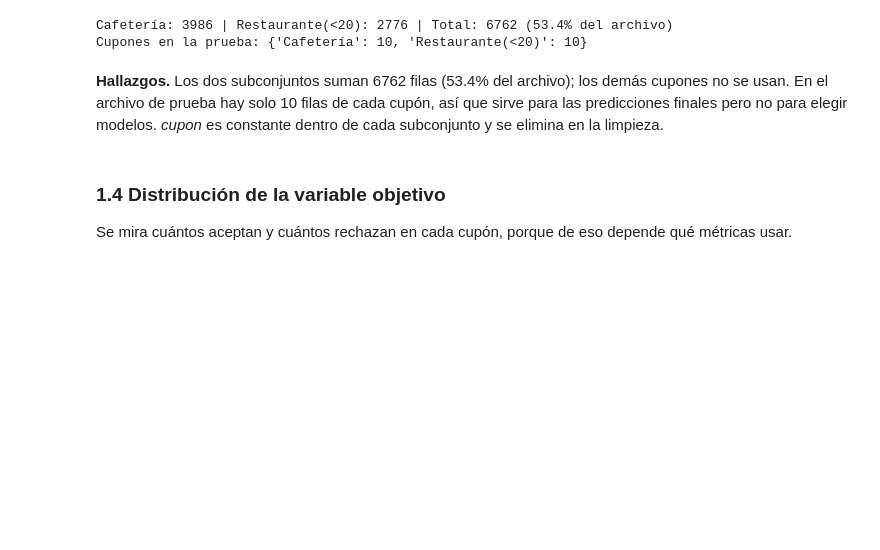
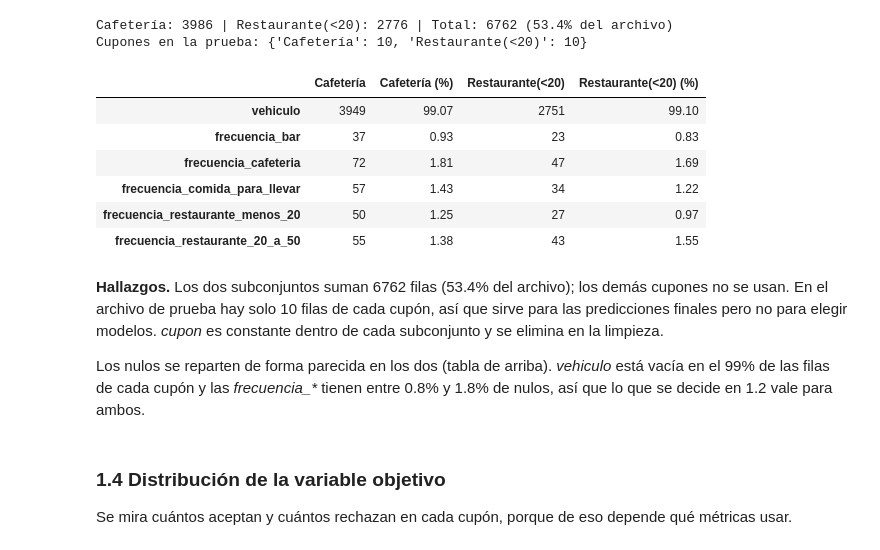
Before and after one commit to 5haiel/ISIS2611-Laboratorio3, a Jupyter notebook: sm.jimenezp1_j.trivinon.ipynb, the cells around one changed output. Drawn from its saved outputs; the diff is of its cells as text; code cells hidden in the pictures; blank space fills up the shorter version.

```diff
--- a/sm.jimenezp1_j.trivinon.ipynb
+++ b/sm.jimenezp1_j.trivinon.ipynb
@@ -178,8 +179,25 @@ print("Cupones en la prueba:", prueba["cupon"].value_counts().to_dict())
 # %% [output]
 Cafetería: 3986 | Restaurante(<20): 2776 | Total: 6762 (53.4% del archivo)
 Cupones en la prueba: {'Cafetería': 10, 'Restaurante(<20)': 10}
+# %%
+# Nulos en cada subconjunto
+nulos_cupon = pd.DataFrame({
+    "Cafetería": cafe.isna().sum(), "Cafetería (%)": (cafe.isna().mean() * 100).round(2),
+    "Restaurante(<20)": rest.isna().sum(), "Restaurante(<20) (%)": (rest.isna().mean() * 100).round(2),
+})
+nulos_cupon[nulos_cupon["Cafetería"] + nulos_cupon["Restaurante(<20)"] > 0]
+# %% [output]
+|  | Cafetería | Cafetería (%) | Restaurante(<20) | Restaurante(<20) (%) |
+| vehiculo | 3949 | 99.07 | 2751 | 99.10 |
+| frecuencia_bar | 37 | 0.93 | 23 | 0.83 |
+| frecuencia_cafeteria | 72 | 1.81 | 47 | 1.69 |
+| frecuencia_comida_para_llevar | 57 | 1.43 | 34 | 1.22 |
+| frecuencia_restaurante_menos_20 | 50 | 1.25 | 27 | 0.97 |
+| frecuencia_restaurante_20_a_50 | 55 | 1.38 | 43 | 1.55 |
 # %% [markdown]
 **Hallazgos.** Los dos subconjuntos suman 6762 filas (53.4% del archivo); los demás cupones no se usan. En el archivo de prueba hay solo 10 filas de cada cupón, así que sirve para las predicciones finales pero no para elegir modelos. *cupon* es constante dentro de cada subconjunto y se elimina en la limpieza.
+
+Los nulos se reparten de forma parecida en los dos (tabla de arriba). *vehiculo* está vacía en el 99% de las filas de cada cupón y las *frecuencia_\** tienen entre 0.8% y 1.8% de nulos, así que lo que se decide en 1.2 vale para ambos.
 # %% [markdown]
 ### 1.4 Distribución de la variable objetivo
 
```
Also changed, not shown: parts of 9 cells of this notebook.
